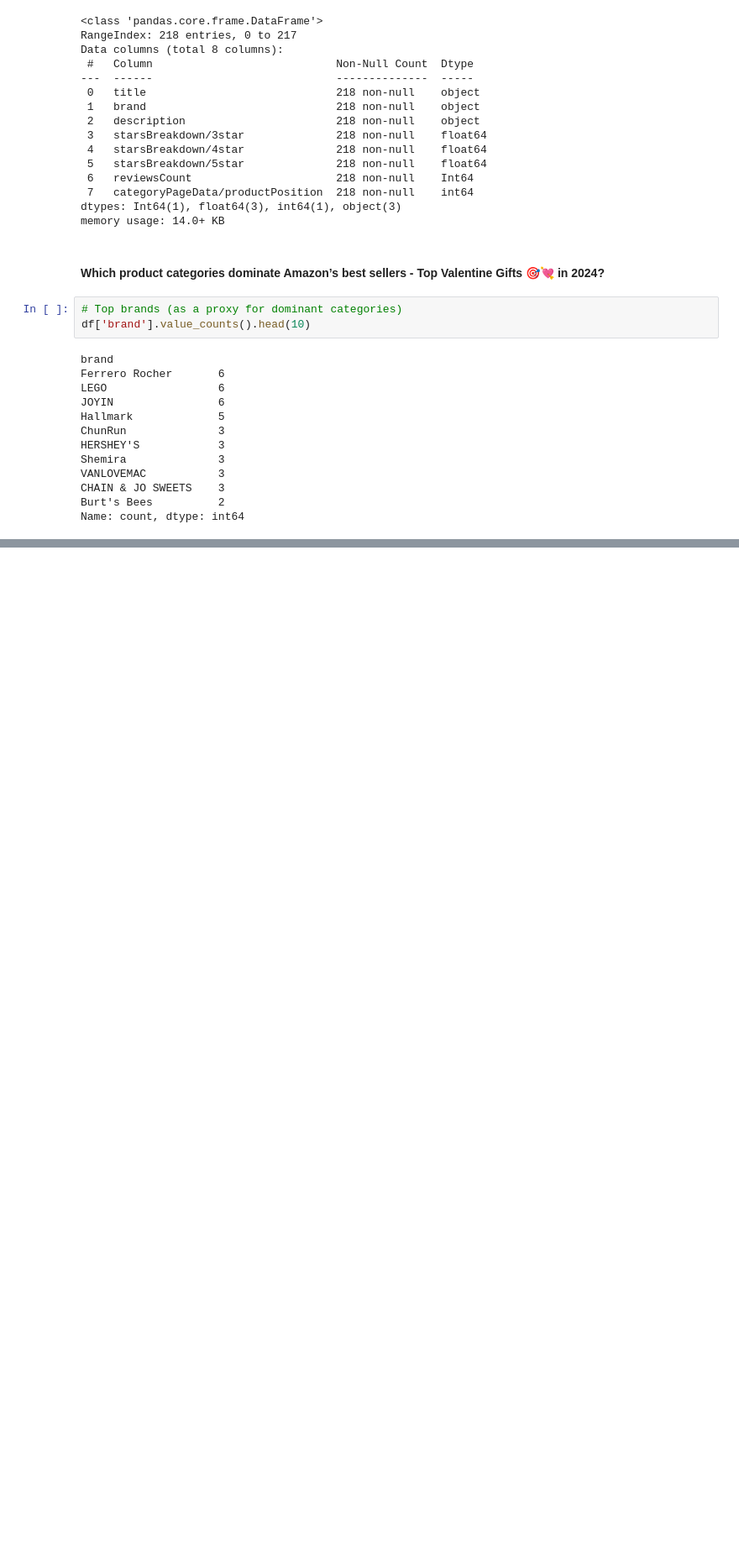
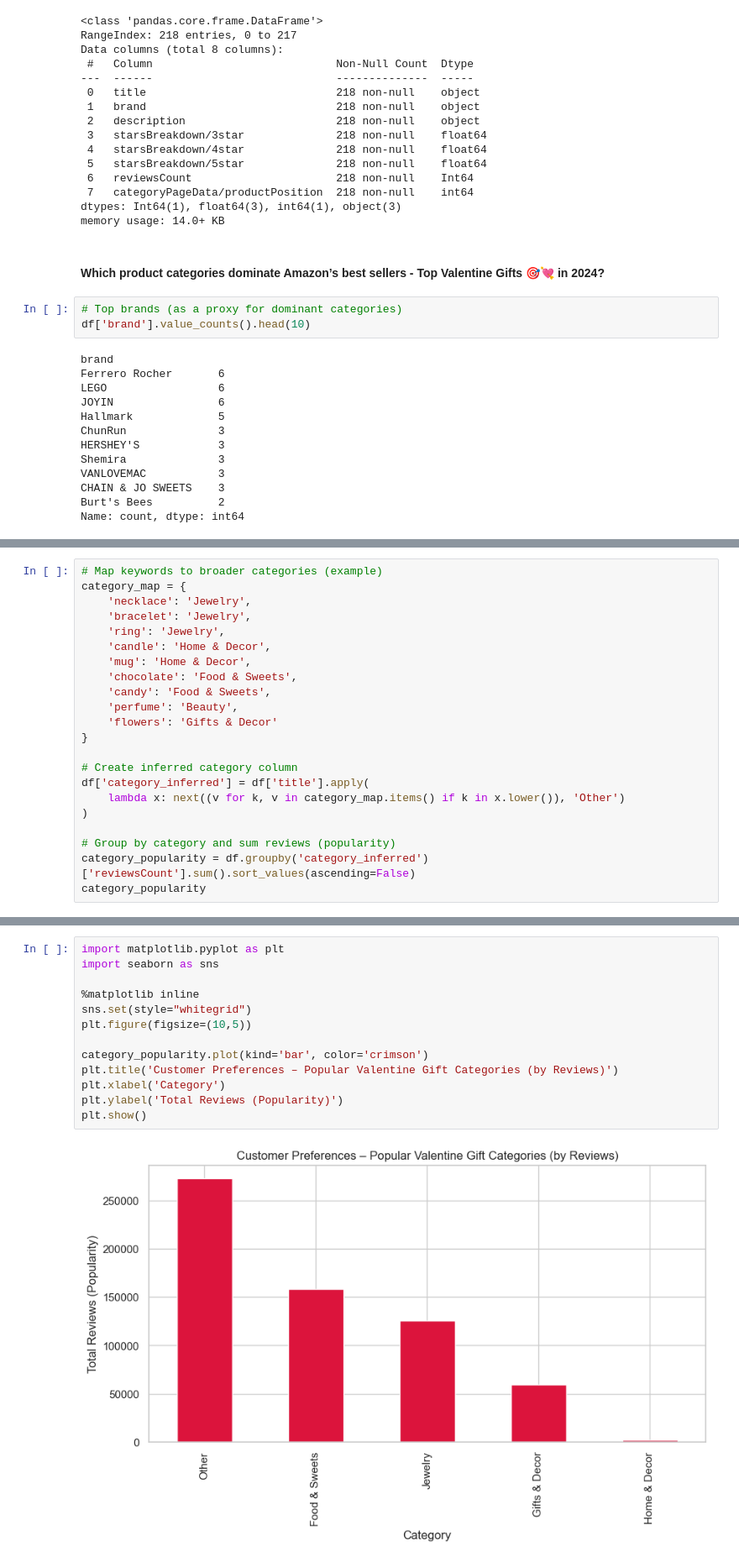
Before and after one commit to MaykInvest/Data-Analysis-Amazon-Best-Sellers-in-2024, a Jupyter notebook: analysis.ipynb, the cells around one changed output, grey strips where cells are left out. Shown: that part at 84% size. Cells and saved outputs as stored; diff of their text form; blank space fills up the shorter version.

```diff
--- a/analysis.ipynb
+++ b/analysis.ipynb
@@ -269,0 +377,22 @@ plt.show()  # <- This ensures the plot displays
+# %%
+# Map keywords to broader categories (example)
+category_map = {
+    'necklace': 'Jewelry',
+    'bracelet': 'Jewelry',
+    'ring': 'Jewelry',
+    'candle': 'Home & Decor',
+    'mug': 'Home & Decor',
+    'chocolate': 'Food & Sweets',
+    'candy': 'Food & Sweets',
+    'perfume': 'Beauty',
+    'flowers': 'Gifts & Decor'
+}
+
+# Create inferred category column
+df['category_inferred'] = df['title'].apply(
+    lambda x: next((v for k, v in category_map.items() if k in x.lower()), 'Other')
+)
+
+# Group by category and sum reviews (popularity)
+category_popularity = df.groupby('category_inferred')['reviewsCount'].sum().sort_values(ascending=False)
+category_popularity
@@ -269,0 +409,15 @@ plt.show()  # <- This ensures the plot displays
+# %%
+import matplotlib.pyplot as plt
+import seaborn as sns
+
+%matplotlib inline
+sns.set(style="whitegrid")
+plt.figure(figsize=(10,5))
+
+category_popularity.plot(kind='bar', color='crimson')
+plt.title('Customer Preferences – Popular Valentine Gift Categories (by Reviews)')
+plt.xlabel('Category')
+plt.ylabel('Total Reviews (Popularity)')
+plt.show()
+# %% [output]
+[figure, added]
```
Also changed, not shown: parts of 18 cells of this notebook, 1 other file.
